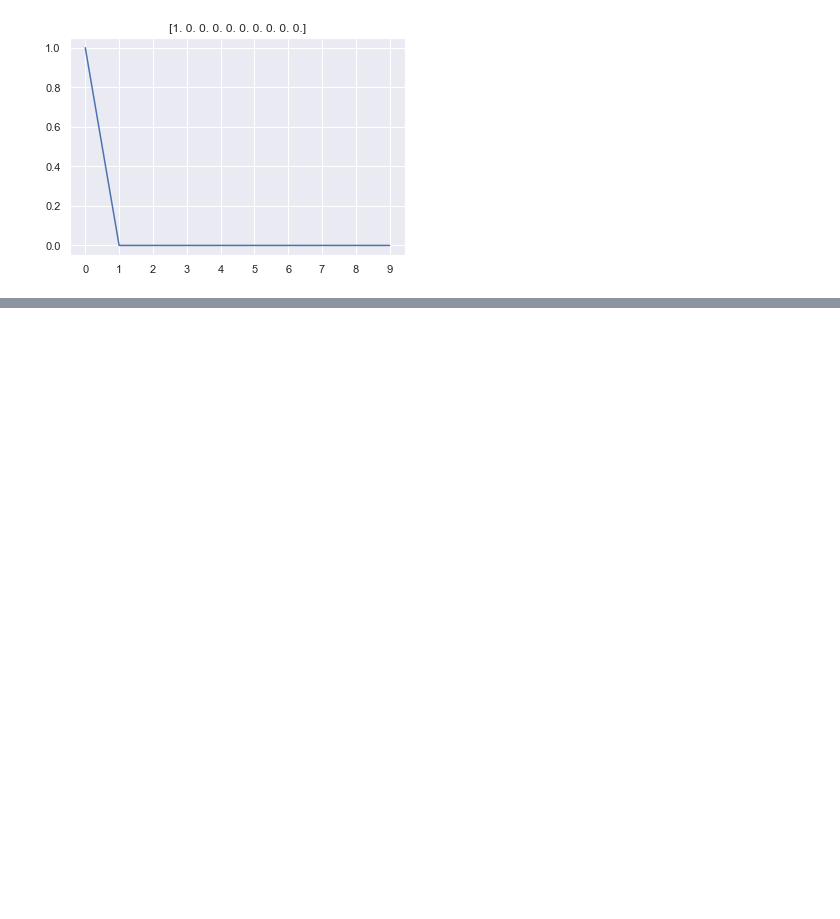
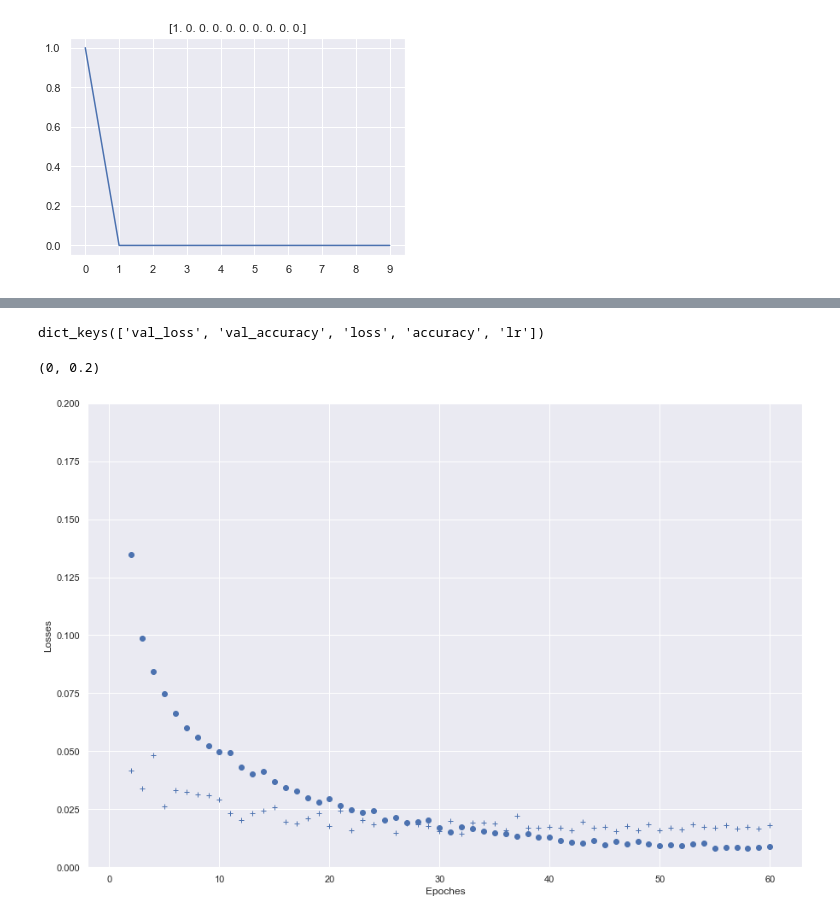
Before and after one commit to wonheejo/Kaggle-Digit-Recognizer, a Jupyter notebook: Digit Recognizer 2.ipynb, the cells around one changed output, grey strips where cells are left out. Cells and saved outputs as stored; diff of their text form; code cells hidden in the pictures; blank space fills up the shorter version.

Commit message:
CNN accuracy of 0.99657

```diff
--- a/Digit Recognizer 2.ipynb
+++ b/Digit Recognizer 2.ipynb
@@ -128,14 +130,27 @@ def exponential_decay(epochs):
         return lr * 0.95**(epochs/20)
     return exponential_decay_fn
 # %%
-epochs=50
+epochs=5
 learning_rate_reduction = LearningRateScheduler(lambda x: 1e-3 * 0.95 ** x)
-learning_rate_reduction2 = ReduceLROnPlateau(monitor='val_loss', factor=0.5, patience=3, min_lr=0.00001)
+learning_rate_reduction2 = ReduceLROnPlateau(monitor='val_accuracy', factor=0.5, patience=3, min_lr=0.00001)
 checkpoint_cb = ModelCheckpoint('best_model_checkpoint.h5', save_best_only=True)
-early_stopping = EarlyStopping(patience=10, restore_best_weights=True)
+early_stopping = EarlyStopping(patience=40, restore_best_weights=True)
+# %%
+gen = ImageDataGenerator(rotation_range=10,
+                         featurewise_center=False,
+                         samplewise_center=False,
+                         featurewise_std_normalization=False,
+                         samplewise_std_normalization=False,
+                         zca_whitening=False,
+                         horizontal_flip=False,
+                         vertical_flip=False,
+                         width_shift_range=0.1,
+                         shear_range=0.3,
+                         height_shift_range=0.1,
+                         zoom_range=0.1)
 # %%
-gen = ImageDataGenerator(rotation_range=10, width_shift_range=0.1, shear_range=0.3, height_shift_range=0.1, zoom_range=0.1)
-batch_size = 128
+batch_size = 95
 batches = gen.flow(X_train2, y_train2, batch_size=batch_size)
-history=cnn_model.fit_generator(generator=batches, steps_per_epoch=X_train2.shape[0]//batch_size, validation_data = (X_val2, y_val2), epochs=epochs, callbacks=[checkpoint_cb, early_stopping, learning_rate_reduction2])
+batches_test = gen.flow(X_val2, y_val2, batch_size=batch_size)
+history=cnn_model.fit_generator(generator=batches, steps_per_epoch=X_train2.shape[0]//batch_size, validation_data =(X_val2, y_val2), epochs=epochs, callbacks=[checkpoint_cb, early_stopping, learning_rate_reduction])
 # %% [output]
@@ -167,13 +176,19 @@ plt.show()
 # %%
 cnn_history.keys()
+# %% [output]
+dict_keys(['val_loss', 'val_accuracy', 'loss', 'accuracy', 'lr'])
 # %%
 losses = cnn_history['loss']
 val_losses = cnn_history['val_loss']
 epochs = range(1, len(val_losses)+1)
-
+fig = plt.subplots(figsize=(15, 10))
 plt.plot(epochs, losses, 'bo')
 plt.plot(epochs, val_losses, 'b+')
 plt.xlabel('Epoches')
 plt.ylabel('Losses')
+plt.ylim(0, 0.2)
+# %% [output]
+(0, 0.2)
+[figure, added]
 # %%
 lr = cnn_history['lr']
```
Also changed, not shown: parts of 10 cells of this notebook, 9 other files.
